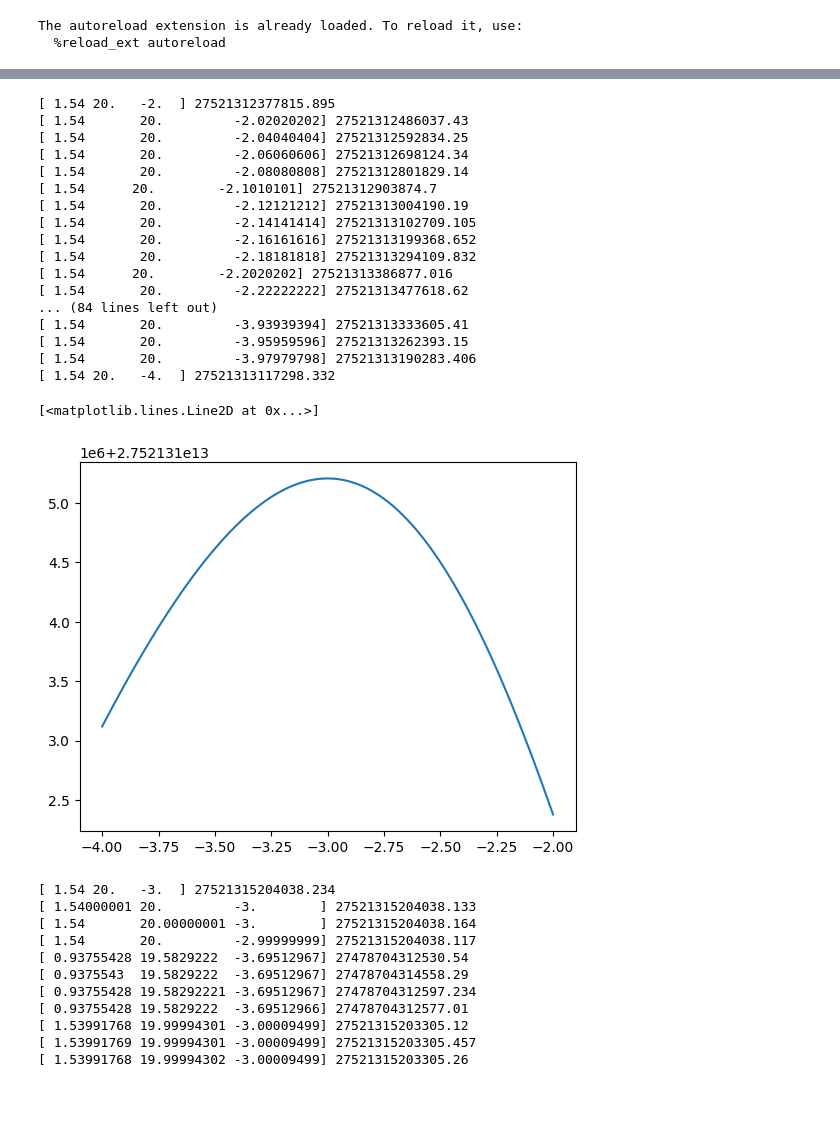
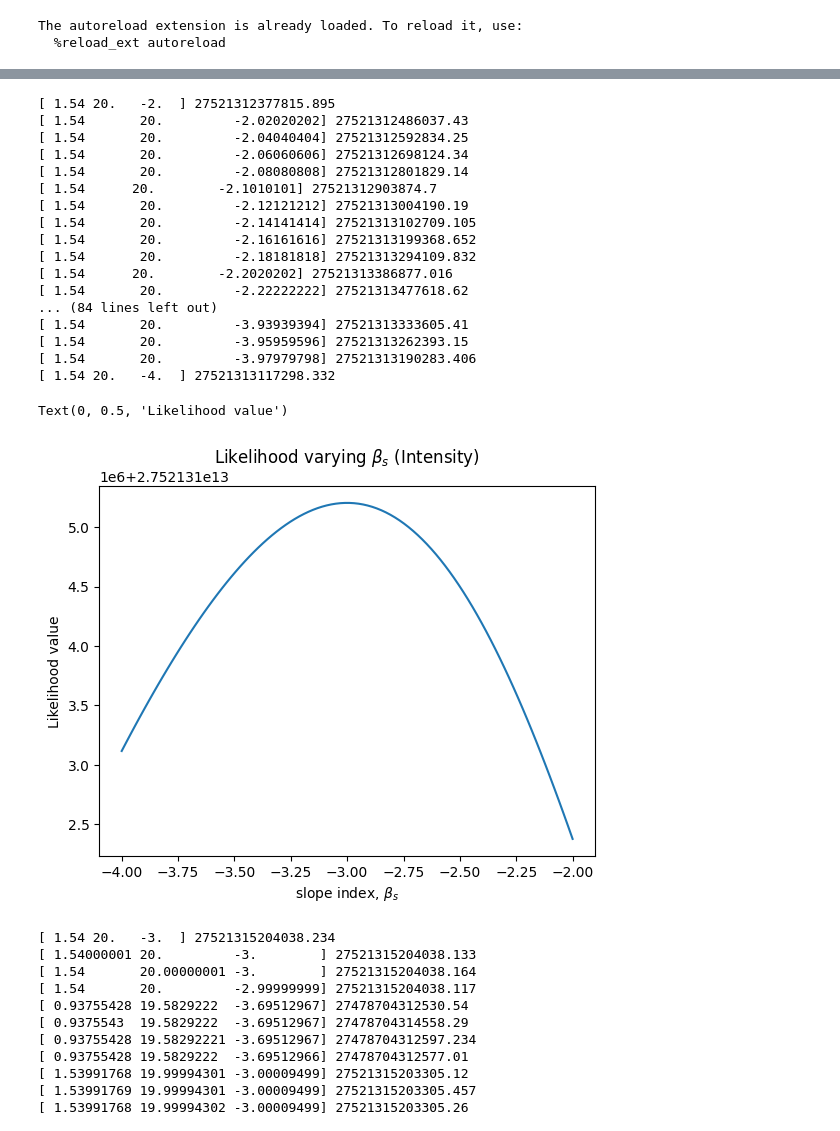
Before and after one commit to AlicePirotta/APC, a Jupyter notebook: Likelihood.ipynb, the cells around one changed output, grey strips where cells are left out. Cells and saved outputs as stored; diff of their text form; code cells hidden in the pictures; blank space fills up the shorter version.

```diff
--- a/Likelihood.ipynb
+++ b/Likelihood.ipynb
@@ -76,0 +81,18 @@ plt.plot(Betad,np.abs(result))
+# %%
+''' Betad = np.linspace(1.2,1.9,100)
+Betas = np.linspace(-2,-4,100)
+result = []
+for i in Betad:
+    for j in Betas:
+        result.append(spectral_likelihood(np.array([i,20,j])))
+
+fig = plt.figure()
+ax = fig.add_subplot(111, projection='3d')
+ax.plot_surface(Betad, Betas, np.abs(result))
+
+ax.set_xlabel('X Label')
+ax.set_ylabel('Y Label')
+ax.set_zlabel('Z Label')
+
+plt.show()
+'''
@@ -104,30 +131,33 @@ plt.plot(T,np.abs(result))
 # %%
 Betas = np.linspace(-2,-4,100)
 result= []
 for i in Betas:
     result.append(spectral_likelihood(np.array([1.54,20,i])))
 
 plt.plot(Betas,np.abs(result))
+plt.title(r'Likelihood varying $\beta_s$ (Intensity)')
+plt.xlabel(r'slope index, $\beta_s$')
+plt.ylabel('Likelihood value')
 # %% [output]
 [ 1.54 20.   -2.  ] 27521312377815.895
 [ 1.54       20.         -2.02020202] 27521312486037.43
 [ 1.54       20.         -2.04040404] 27521312592834.25
 [ 1.54       20.         -2.06060606] 27521312698124.34
 [ 1.54       20.         -2.08080808] 27521312801829.14
 [ 1.54      20.        -2.1010101] 27521312903874.7
 [ 1.54       20.         -2.12121212] 27521313004190.19
 [ 1.54       20.         -2.14141414] 27521313102709.105
 [ 1.54       20.         -2.16161616] 27521313199368.652
 [ 1.54       20.         -2.18181818] 27521313294109.832
 [ 1.54      20.        -2.2020202] 27521313386877.016
 [ 1.54       20.         -2.22222222] 27521313477618.62
 ... (84 lines left out)
 [ 1.54       20.         -3.93939394] 27521313333605.41
 [ 1.54       20.         -3.95959596] 27521313262393.15
 [ 1.54       20.         -3.97979798] 27521313190283.406
 [ 1.54 20.   -4.  ] 27521313117298.332
-[<matplotlib.lines.Line2D at 0x...>]
+Text(0, 0.5, 'Likelihood value')
-[figure, old version]
+[figure, new version]
 # %%
 x0 = np.array([1.54,20,-3])
 max= minimize(spectral_likelihood,x0)
```
Also changed, not shown: parts of 7 cells of this notebook.
